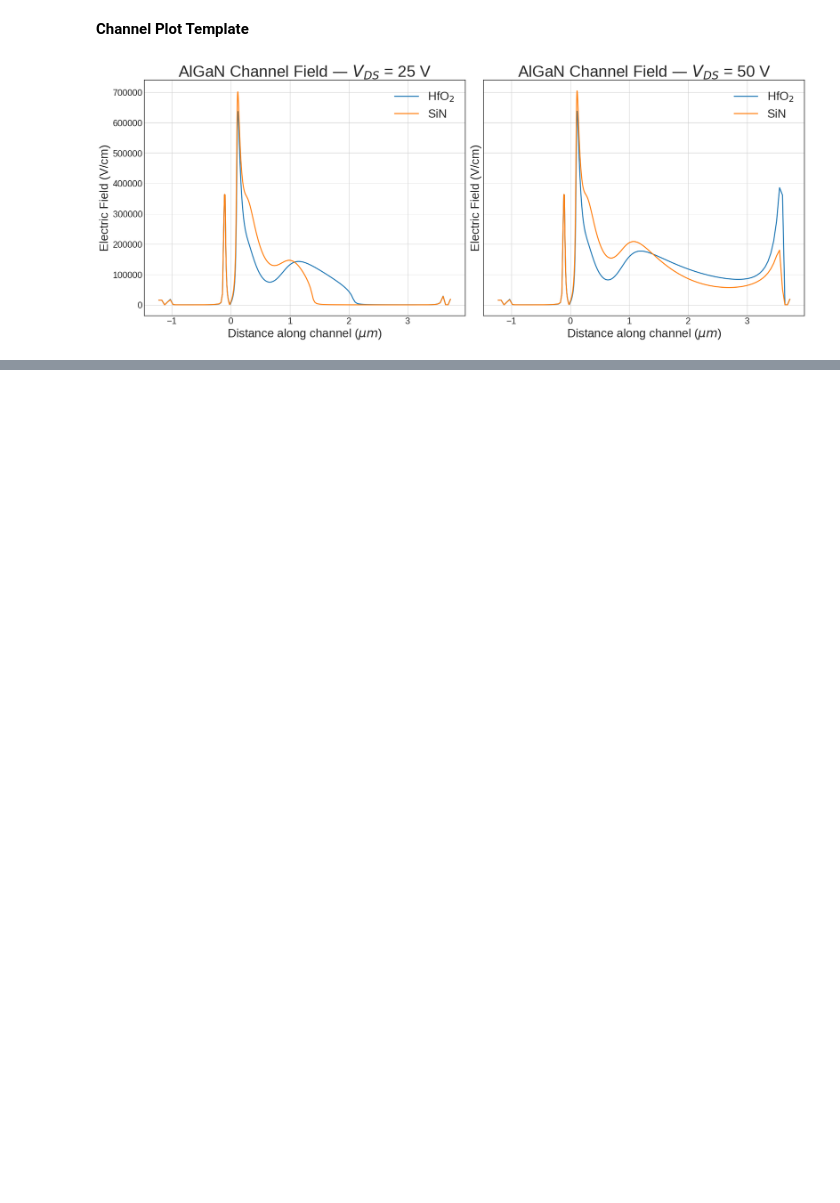
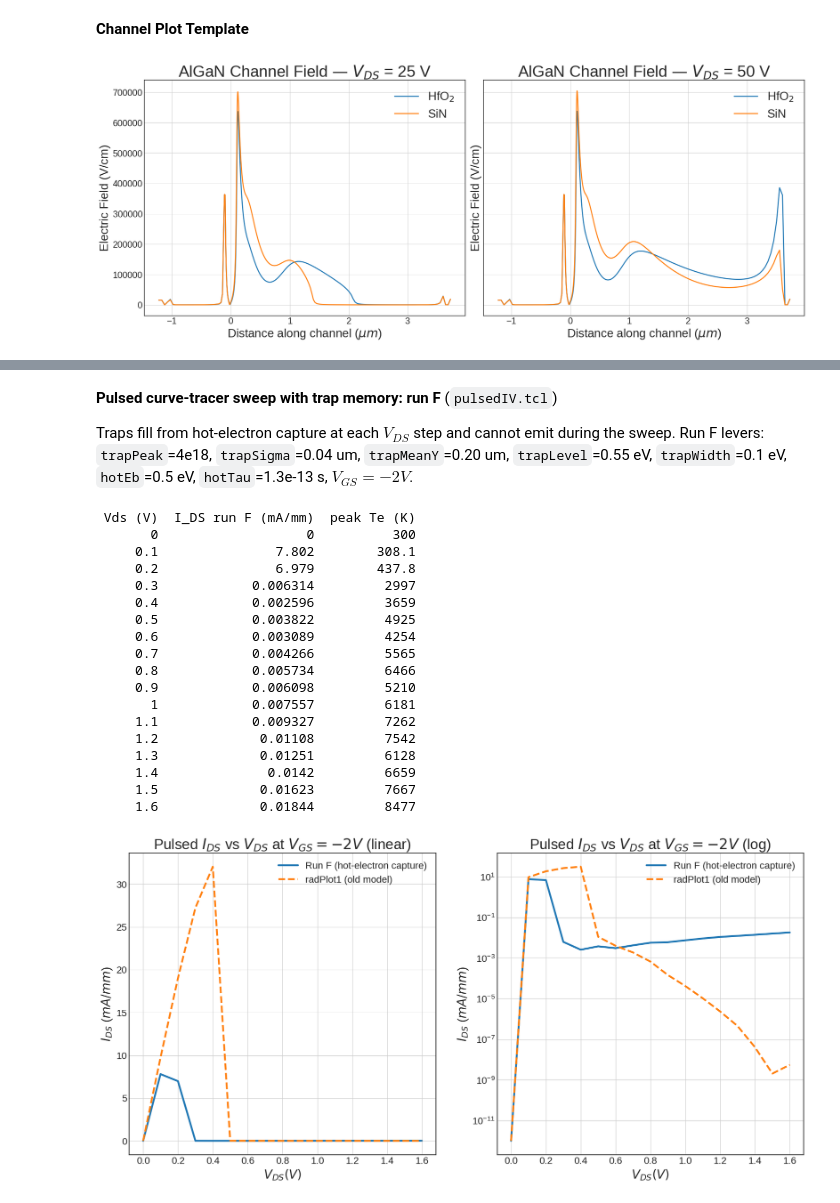
Before and after one commit to IanStafford/HEMTRAD, a Jupyter notebook: figures.ipynb, the cells around one changed output, grey strips where cells are left out. Saved outputs shown, nothing was run; the diff lists cells and outputs as text; code cells hidden in the pictures; blank space fills up the shorter version.

```diff
--- a/figures.ipynb
+++ b/figures.ipynb
@@ -169,0 +225,43 @@ plt.show()
+# %% [markdown]
+**Pulsed curve-tracer sweep with trap memory: run F** (`pulsedIV.tcl`)
+
+Traps fill from hot-electron capture at each $V_{DS}$ step and cannot emit during the sweep. Run F levers: `trapPeak`=4e18, `trapSigma`=0.04 um, `trapMeanY`=0.20 um, `trapLevel`=0.55 eV, `trapWidth`=0.1 eV, `hotEb`=0.5 eV, `hotTau`=1.3e-13 s, $V_{GS}=-2V$.
+# %%
+F = np.loadtxt("/home/staffian/HEMTRAD/figures/pulsedIV_F.csv", delimiter=",")
+F_Vds, F_Ids, F_Te = F[:, 0], F[:, 1], F[:, 2]
+old_Vds, old_Ids = flooxsRead("/home/staffian/HEMTRAD/figures/radPlot1.csv")
+
+print(pd.DataFrame({"Vds (V)": F_Vds, "I_DS run F (mA/mm)": F_Ids, "peak Te (K)": F_Te}).to_string(index=False, float_format=lambda v: f"{v:.4g}"))
+
+fig, (ax1, ax2) = plt.subplots(1, 2, figsize=[20, 9])
+for ax, plot in ((ax1, ax1.plot), (ax2, ax2.semilogy)):
+    plot(F_Vds, np.maximum(F_Ids, 1e-12), label="Run F (hot-electron capture)", linewidth=3)
+    plot(old_Vds, np.maximum(old_Ids, 1e-12), label="radPlot1 (old model)", linewidth=3, linestyle="dashed")
+    ax.set_xlabel("$V_{DS} (V)$", fontsize=20)
+    ax.set_ylabel("$I_{DS}$ (${mA}/{mm}$)", fontsize=20)
+    ax.tick_params(labelsize=16)
+    ax.grid(True)
+    ax.legend(fontsize=16)
+ax1.set_title("Pulsed $I_{DS}$ vs $V_{DS}$ at $V_{GS}=-2V$ (linear)", fontsize=24)
+ax2.set_title("Pulsed $I_{DS}$ vs $V_{DS}$ at $V_{GS}=-2V$ (log)", fontsize=24)
+plt.show()
+# %% [output]
+ Vds (V)  I_DS run F (mA/mm)  peak Te (K)
+       0                   0          300
+     0.1               7.802        308.1
+     0.2               6.979        437.8
+     0.3            0.006314         2997
+     0.4            0.002596         3659
+     0.5            0.003822         4925
+     0.6            0.003089         4254
+     0.7            0.004266         5565
+     0.8            0.005734         6466
+     0.9            0.006098         5210
+       1            0.007557         6181
+     1.1            0.009327         7262
+     1.2             0.01108         7542
+     1.3             0.01251         6128
+     1.4              0.0142         6659
+     1.5             0.01623         7667
+     1.6             0.01844         8477
+[figure, added]
```
Also changed, not shown: parts of 4 cells of this notebook, 8 other files.
